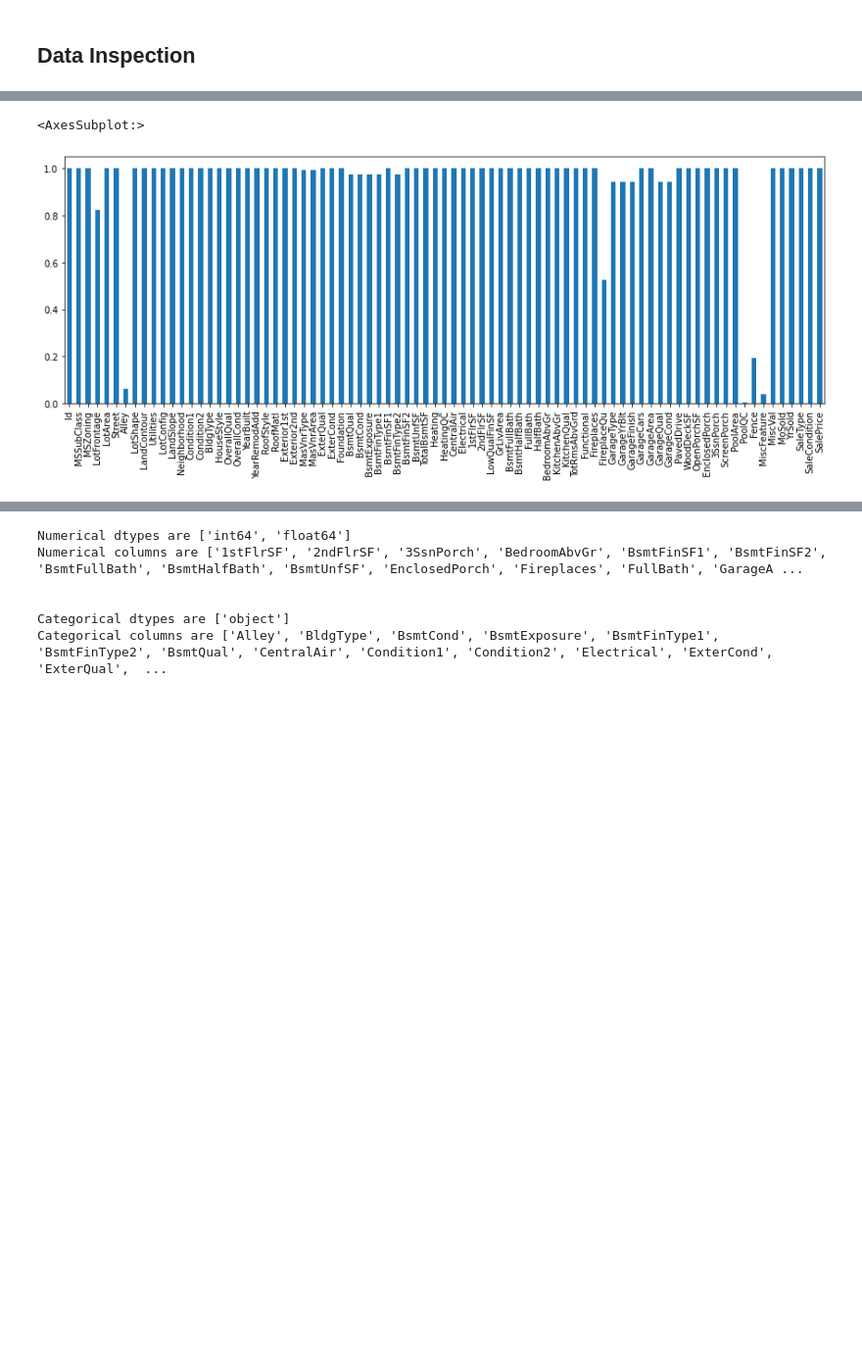
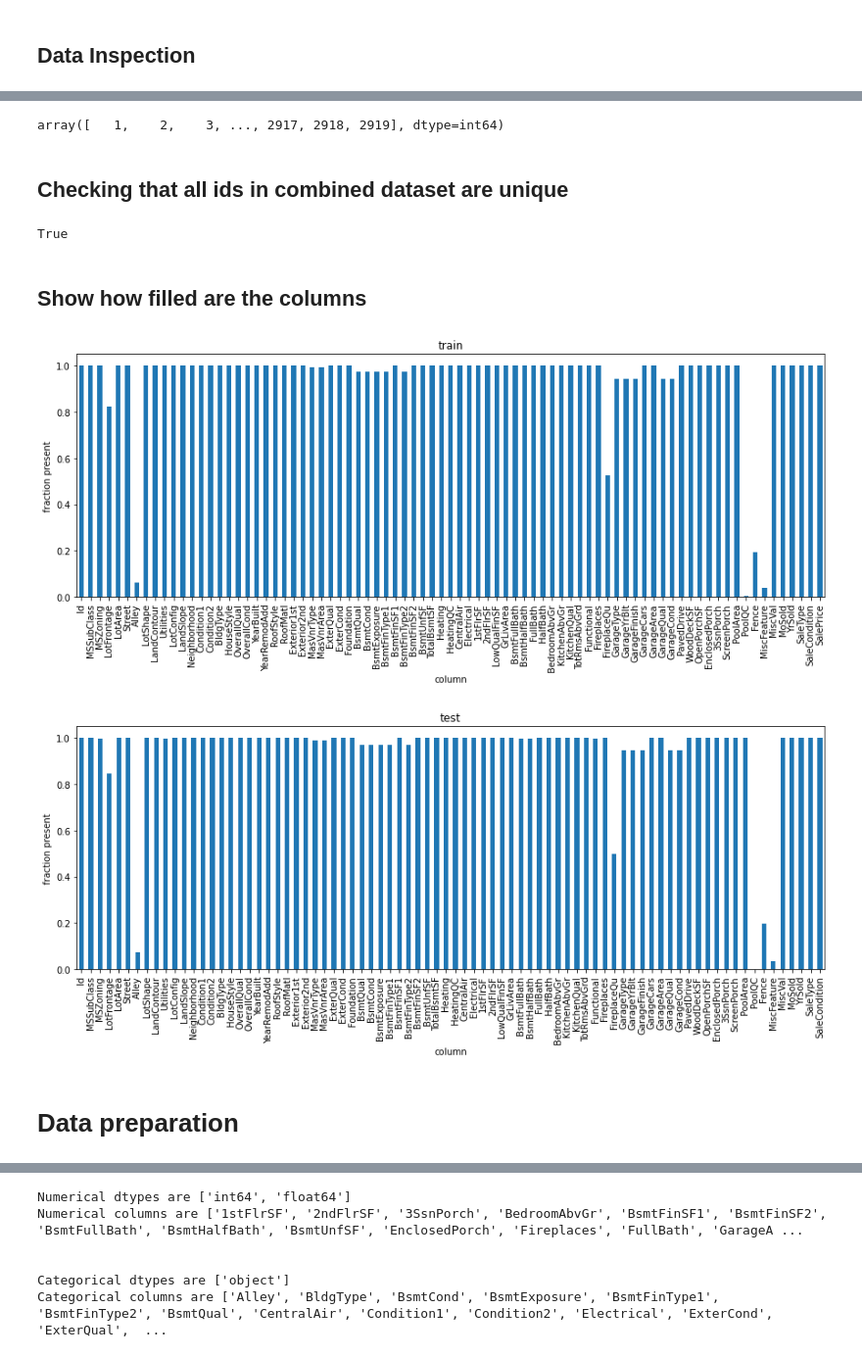
Before and after one commit to PeTRUEha/Data_Science_Projects, a Jupyter notebook: working/notebook.ipynb, the cells around one changed output, grey strips where cells are left out. Shown: that part at 98% size. Drawn from its saved outputs; the diff is of its cells as text; code cells hidden in the pictures; blank space fills up the shorter version.

```diff
--- a/working/notebook.ipynb
+++ b/working/notebook.ipynb
@@ -45,6 +53,31 @@ raw_train.head()
-# %%
-perc = utils.get_not_nans_fraction_by_column(train)
-perc.plot.bar()
-# %% [output]
-<AxesSubplot:>
-[figure, removed]
+# %%
+combined_data['Id'].unique()
+# %% [output]
+array([   1,    2,    3, ..., 2917, 2918, 2919], dtype=int64)
+# %% [markdown]
+## Checking that all ids in combined dataset are unique
+# %%
+len(combined_data['Id']) == len(combined_data['Id'].unique())
+# %% [output]
+True
+# %% [markdown]
+## Show how filled are the columns
+# %%
+perc_train = utils.get_not_nans_fraction_by_column(raw_train)
+perc_train.plot.bar()
+plt.title('train')
+plt.xlabel('column')
+plt.ylabel('fraction present')
+plt.show()
+
+perc_test = utils.get_not_nans_fraction_by_column(raw_test)
+perc_test.plot.bar()
+plt.title('test')
+plt.xlabel('column')
+plt.ylabel('fraction present')
+plt.show()
+# %% [output]
+[figure, added]
+[figure, added]
+# %% [markdown]
+# Data preparation
```
Also changed, not shown: parts of 57 cells of this notebook, 1 other file.
